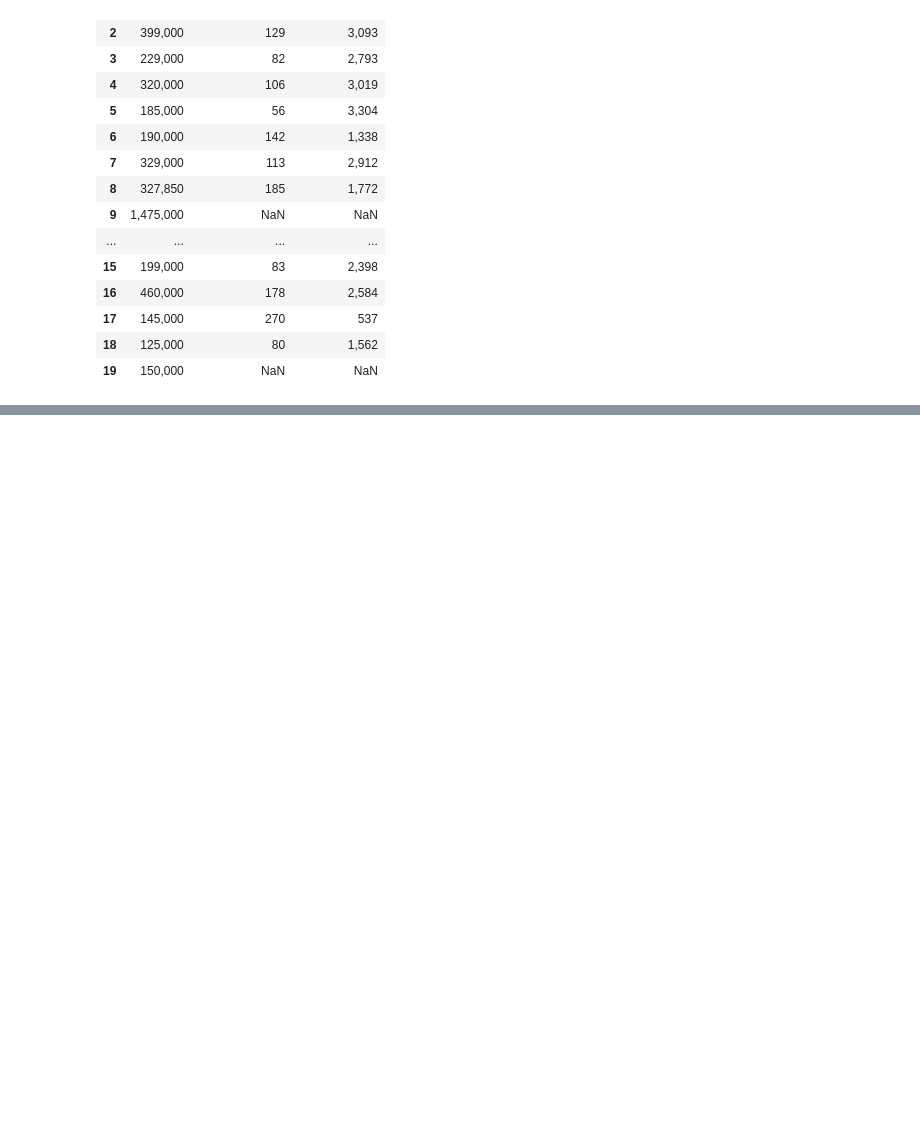
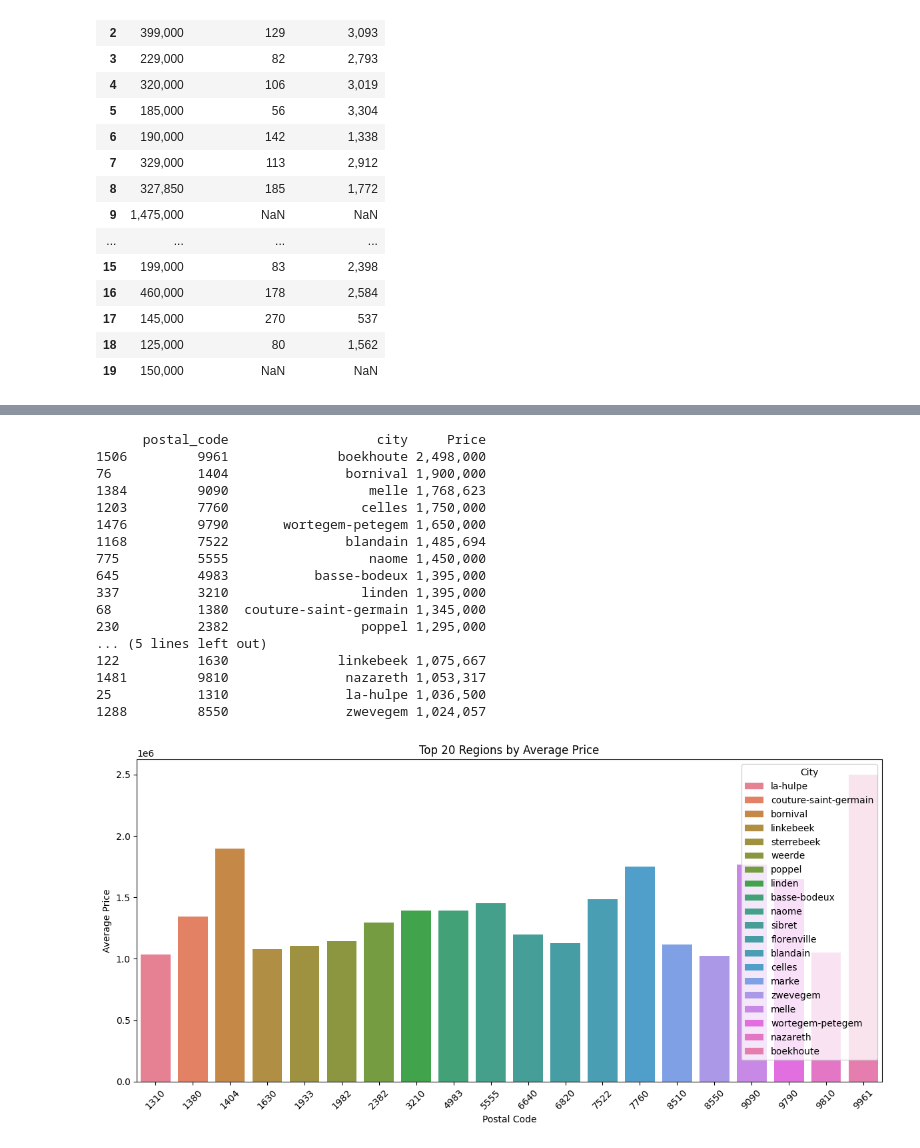
Before and after one commit to briguszmigusz/immo-eliza-data-analysis, a Jupyter notebook: analysis/esra/dev_esra_notebook.ipynb, the cells around one changed output, grey strips where cells are left out. Cells and saved outputs as stored; diff of their text form; code cells hidden in the pictures; blank space fills up the shorter version.

```diff
--- a/analysis/esra/dev_esra_notebook.ipynb
+++ b/analysis/esra/dev_esra_notebook.ipynb
@@ -636,0 +668,51 @@ ok
+# %%
+import pandas as pd
+import matplotlib.pyplot as plt
+import seaborn as sns
+
+# Read the CSV file
+df = pd.read_csv("immovlan_final_file.csv")
+
+# Clean 'Price' column and convert to numeric
+df['Price'] = df['Price'].astype(str).str.replace(r'[^\d.]', '', regex=True)
+df['Price'] = pd.to_numeric(df['Price'], errors='coerce')
+
+# Drop rows with missing Price, postal_code, or city
+df_clean = df.dropna(subset=['Price', 'postal_code', 'city'])
+
+# Calculate average price per postal code and city
+avg_price = df_clean.groupby(['postal_code','city'])['Price'].mean().reset_index()
+avg_price = avg_price.sort_values('Price', ascending=False)
+
+# Display top 20 regions with highest average price
+print(avg_price.head(20))
+
+# Visualization: Bar plot for top 20 regions
+plt.figure(figsize=(12,6))
+sns.barplot(data=avg_price.head(20), x='postal_code', y='Price', hue='city', dodge=False)
+plt.title("Top 20 Regions by Average Price")
+plt.xlabel("Postal Code")
+plt.ylabel("Average Price")
+plt.xticks(rotation=45)
+plt.legend(title='City')
+plt.tight_layout()
+plt.show()
+# %% [output]
+      postal_code                   city     Price
+1506         9961              boekhoute 2,498,000
+76           1404               bornival 1,900,000
+1384         9090                  melle 1,768,623
+1203         7760                 celles 1,750,000
+1476         9790       wortegem-petegem 1,650,000
+1168         7522               blandain 1,485,694
+775          5555                  naome 1,450,000
+645          4983           basse-bodeux 1,395,000
+337          3210                 linden 1,395,000
+68           1380  couture-saint-germain 1,345,000
+230          2382                 poppel 1,295,000
+... (5 lines left out)
+122          1630              linkebeek 1,075,667
+1481         9810               nazareth 1,053,317
+25           1310               la-hulpe 1,036,500
+1288         8550               zwevegem 1,024,057
+[figure, added]
```
Also changed, not shown: parts of 22 cells of this notebook, 6 other files.
